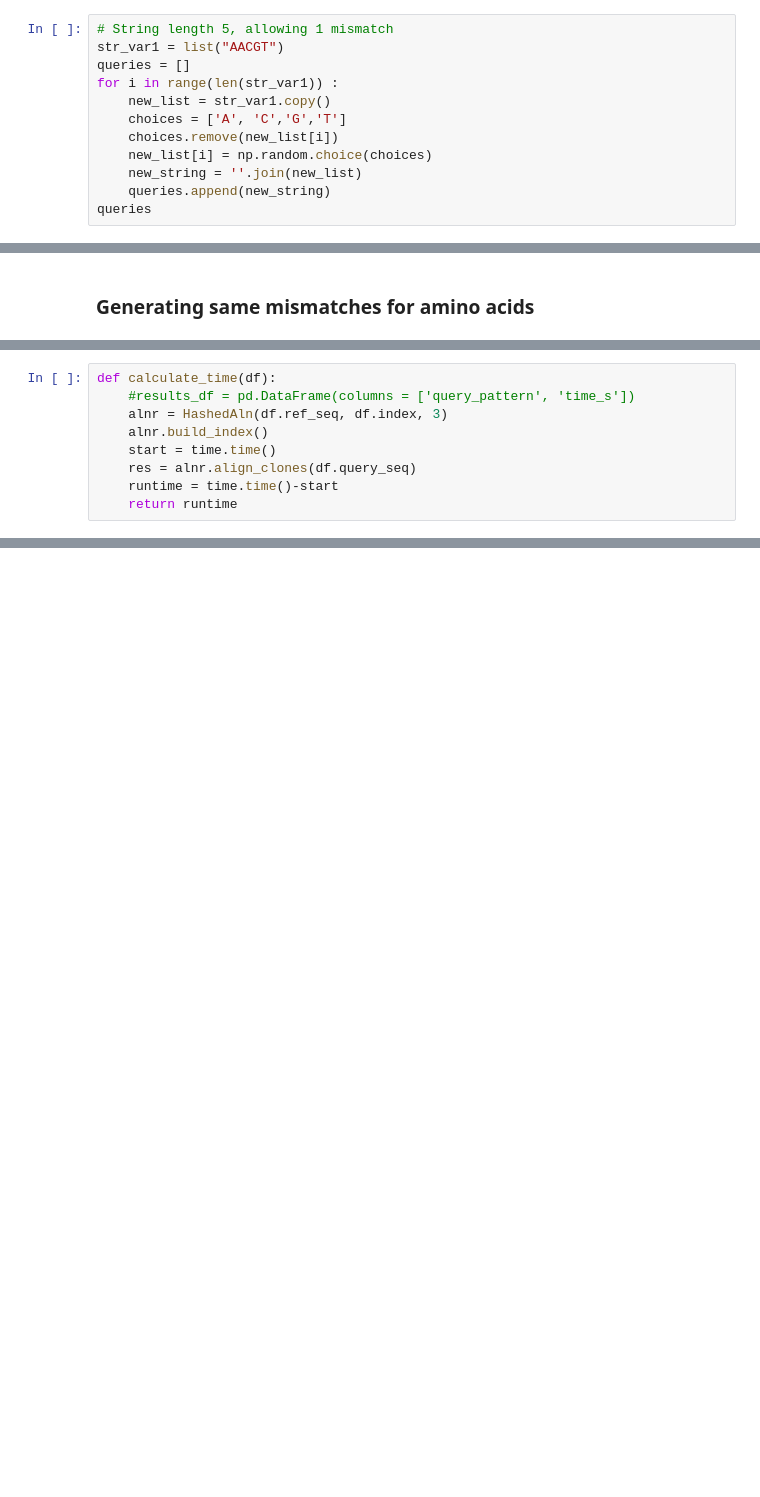
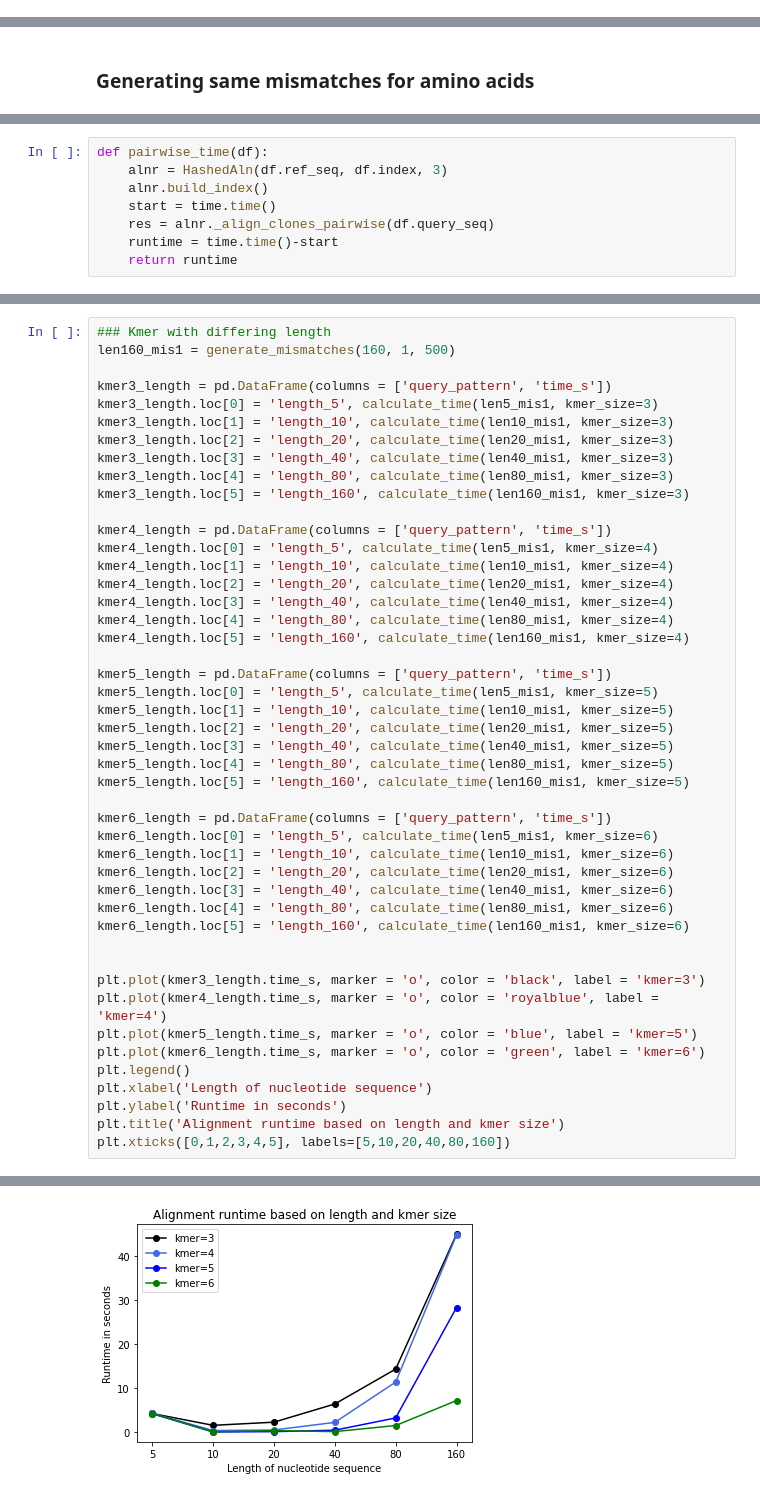
Before and after one commit to jbreynier/tcr_aligner, a Jupyter notebook: test_seqs.ipynb, the cells around one changed output, grey strips where cells are left out. Drawn from its saved outputs; the diff is of its cells as text; blank space fills up the shorter version.

```diff
--- a/test_seqs.ipynb
+++ b/test_seqs.ipynb
@@ -10,12 +10,0 @@ from tcraligner.alignment_functions import HashedAln
-# %%
-# String length 5, allowing 1 mismatch
-str_var1 = list("AACGT")
-queries = []
-for i in range(len(str_var1)) :
-    new_list = str_var1.copy()
-    choices = ['A', 'C','G','T']
-    choices.remove(new_list[i])
-    new_list[i] = np.random.choice(choices)
-    new_string = ''.join(new_list)
-    queries.append(new_string)
-queries
@@ -109,9 +113,8 @@ len80_mis8 = generate_mismatches(80, 8, 500)
 # %%
-def calculate_time(df):
-    #results_df = pd.DataFrame(columns = ['query_pattern', 'time_s'])
+def pairwise_time(df):
     alnr = HashedAln(df.ref_seq, df.index, 3)
     alnr.build_index()
     start = time.time()
-    res = alnr.align_clones(df.query_seq)
+    res = alnr._align_clones_pairwise(df.query_seq)
     runtime = time.time()-start
     return runtime
@@ -175,0 +123,47 @@ plt.ylim(10, 20)
+# %%
+### Kmer with differing length
+len160_mis1 = generate_mismatches(160, 1, 500)
+
+kmer3_length = pd.DataFrame(columns = ['query_pattern', 'time_s'])
+kmer3_length.loc[0] = 'length_5', calculate_time(len5_mis1, kmer_size=3)
+kmer3_length.loc[1] = 'length_10', calculate_time(len10_mis1, kmer_size=3)
+kmer3_length.loc[2] = 'length_20', calculate_time(len20_mis1, kmer_size=3)
+kmer3_length.loc[3] = 'length_40', calculate_time(len40_mis1, kmer_size=3)
+kmer3_length.loc[4] = 'length_80', calculate_time(len80_mis1, kmer_size=3)
+kmer3_length.loc[5] = 'length_160', calculate_time(len160_mis1, kmer_size=3)
+
+kmer4_length = pd.DataFrame(columns = ['query_pattern', 'time_s'])
+kmer4_length.loc[0] = 'length_5', calculate_time(len5_mis1, kmer_size=4)
+kmer4_length.loc[1] = 'length_10', calculate_time(len10_mis1, kmer_size=4)
+kmer4_length.loc[2] = 'length_20', calculate_time(len20_mis1, kmer_size=4)
+kmer4_length.loc[3] = 'length_40', calculate_time(len40_mis1, kmer_size=4)
+kmer4_length.loc[4] = 'length_80', calculate_time(len80_mis1, kmer_size=4)
+kmer4_length.loc[5] = 'length_160', calculate_time(len160_mis1, kmer_size=4)
+
+kmer5_length = pd.DataFrame(columns = ['query_pattern', 'time_s'])
+kmer5_length.loc[0] = 'length_5', calculate_time(len5_mis1, kmer_size=5)
+kmer5_length.loc[1] = 'length_10', calculate_time(len10_mis1, kmer_size=5)
+kmer5_length.loc[2] = 'length_20', calculate_time(len20_mis1, kmer_size=5)
+kmer5_length.loc[3] = 'length_40', calculate_time(len40_mis1, kmer_size=5)
+kmer5_length.loc[4] = 'length_80', calculate_time(len80_mis1, kmer_size=5)
+kmer5_length.loc[5] = 'length_160', calculate_time(len160_mis1, kmer_size=5)
+
+kmer6_length = pd.DataFrame(columns = ['query_pattern', 'time_s'])
+kmer6_length.loc[0] = 'length_5', calculate_time(len5_mis1, kmer_size=6)
+kmer6_length.loc[1] = 'length_10', calculate_time(len10_mis1, kmer_size=6)
+kmer6_length.loc[2] = 'length_20', calculate_time(len20_mis1, kmer_size=6)
+kmer6_length.loc[3] = 'length_40', calculate_time(len40_mis1, kmer_size=6)
+kmer6_length.loc[4] = 'length_80', calculate_time(len80_mis1, kmer_size=6)
+kmer6_length.loc[5] = 'length_160', calculate_time(len160_mis1, kmer_size=6)
+
+
+plt.plot(kmer3_length.time_s, marker = 'o', color = 'black', label = 'kmer=3')
+plt.plot(kmer4_length.time_s, marker = 'o', color = 'royalblue', label = 'kmer=4')
+plt.plot(kmer5_length.time_s, marker = 'o', color = 'blue', label = 'kmer=5')
+plt.plot(kmer6_length.time_s, marker = 'o', color = 'green', label = 'kmer=6')
+plt.legend()
+plt.xlabel('Length of nucleotide sequence')
+plt.ylabel('Runtime in seconds')
+plt.title('Alignment runtime based on length and kmer size')
+plt.xticks([0,1,2,3,4,5], labels=[5,10,20,40,80,160])
+# %% [output]
@@ -175,0 +199 @@ plt.ylim(10, 20)
+[figure, added]
```
Also changed, not shown: parts of 30 cells of this notebook.
